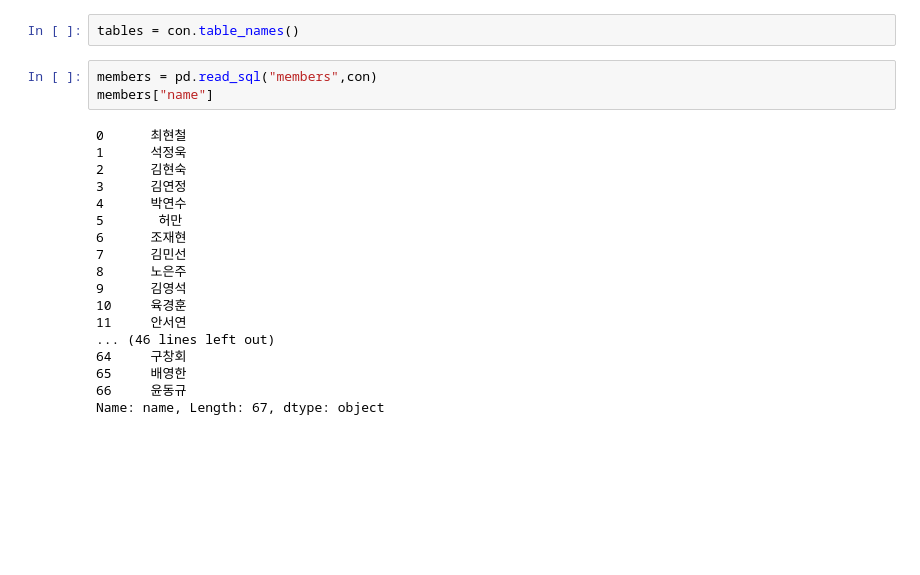
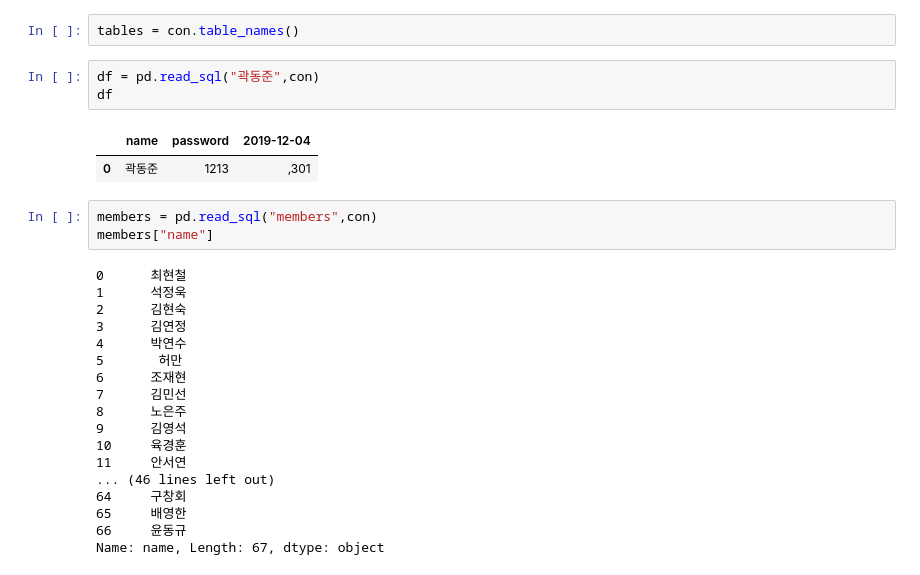
Before and after one commit to yundk7/Bowling_Team_Heroku, a Jupyter notebook: pet_pals/Untitled1.ipynb, the cells around one changed output. Cells and saved outputs as stored; diff of their text form; blank space fills up the shorter version.

```diff
--- a/pet_pals/Untitled1.ipynb
+++ b/pet_pals/Untitled1.ipynb
@@ -14,5 +14,11 @@ con.table_names()
 # %%
 tables = con.table_names()
+# %%
+df = pd.read_sql("곽동준",con)
+df
+# %% [output]
+|  | name | password | 2019-12-04 |
+| 0 | 곽동준 | 1213 | ,301 |
 # %%
 members = pd.read_sql("members",con)
 members["name"]
```
Also changed, not shown: parts of 2 cells of this notebook, 1 other file.
